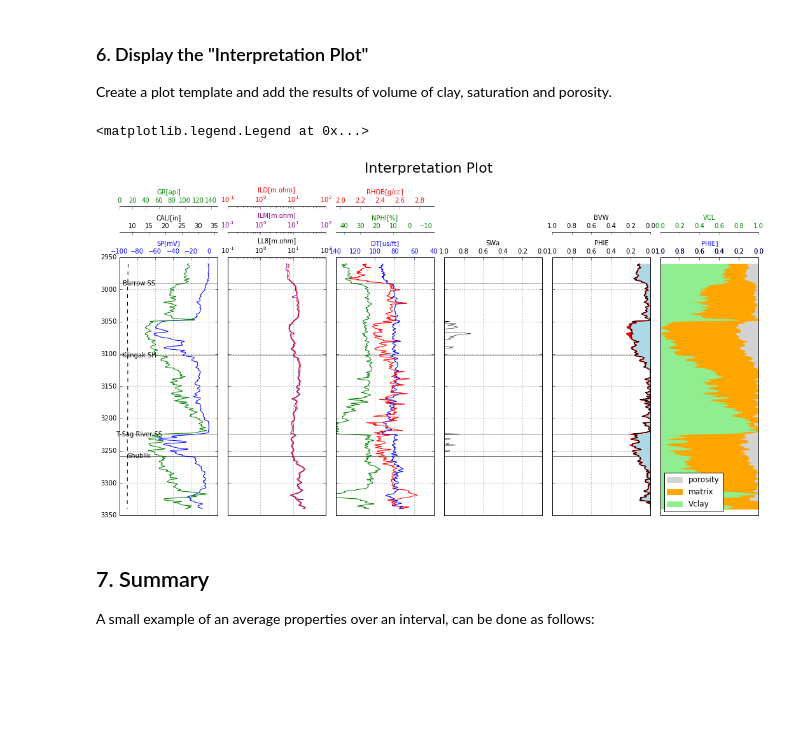
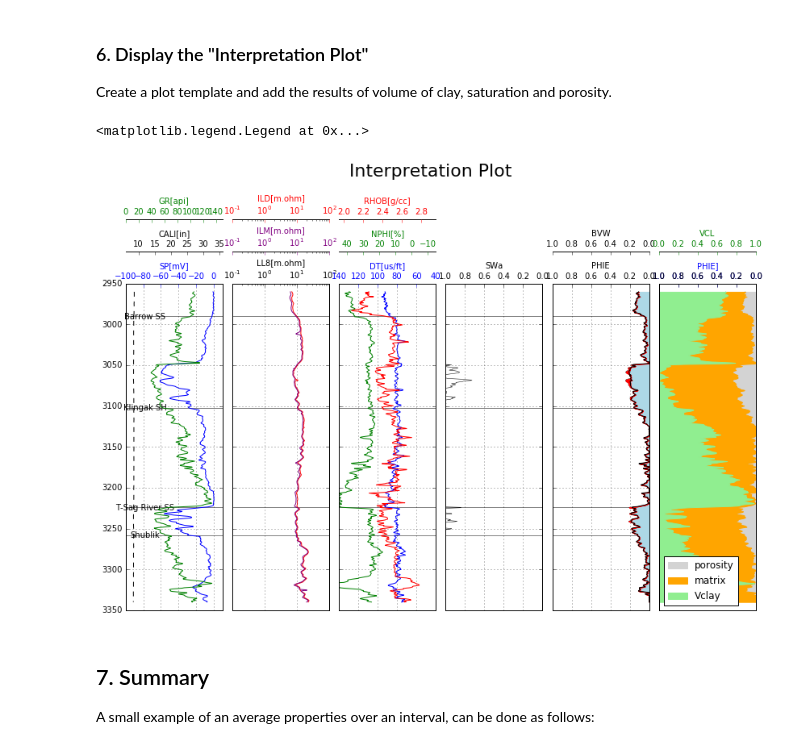
Before and after one commit to petroGG/Basic-Well-Log-Interpretation, a Jupyter notebook: Basic well log interpretation.ipynb, the cells around one changed output. Cells and saved outputs as stored; diff of their text form; code cells hidden in the pictures; blank space fills up the shorter version.

```diff
--- a/Basic well log interpretation.ipynb
+++ b/Basic well log interpretation.ipynb
@@ -234,8 +221,7 @@ def vclnd(neut_log,den_log,neut_clean1,den_clean1,neut_clean2,den_clean2,neut_cl
 logs=data[(data.DEPT >= top_depth) & (data.DEPT <= bottom_depth)]
 
 gr_clean, gr_clay = 40, 135
-sp_clean, sp_clay = -60,0
-rt_clean, rt_clay = 24, 6.3
+sp_clean, sp_clay = -60,2
 
 neut_clean1, den_clean1 = 15, 2.6
 neut_clean2, den_clean2 = 40, 2
@@ -248,16 +234,14 @@ vclgr_temp,vclnd_temp, vclrt_temp, vclsp_temp =[],[],[],[]
 for (i,j,k,l,m) in zip(logs.GR,logs.NPHI,logs.RHOB,logs.ILD,logs.SP):
     vclgr_temp.append(vclgr(i, gr_clean, gr_clay))
     vclnd_temp.append(vclnd(j,k,neut_clean1,den_clean1,neut_clean2,den_clean2,neut_clay,den_clay))
-    vclrt_temp.append(vclrt(l, rt_clean, rt_clay))
     vclsp_temp.append(vclsp(m, sp_clean, sp_clay))
 
 logs.is_copy = False # without will throw an exception
 
 logs['VCLGR']=vclgr_temp
 logs['VCLND']=vclnd_temp
-logs['VCLRT']=vclrt_temp
 logs['VCLSP']=vclsp_temp
-del vclgr_temp, vclnd_temp, vclrt_temp, vclsp_temp         #remove the arrays to free mem
+del vclgr_temp, vclnd_temp, vclsp_temp         #remove the arrays to free mem
 # %% [markdown]
 
 We will create several displays (GR,SP vs DEPTH track, histograms, N-D crossplot, VCL track) in order to see and choose the right parameters for our clay/clean formations as well as to compare the results of all VCL methods calculated above.
@@ -553,7 +515,7 @@ Create a plot template and add the results of volume of clay, saturation and por
 import matplotlib.pyplot as plt
 # Create the figure and subplots
 
-fig, ax = plt.subplots(nrows=1, ncols=6, figsize=(18,9), sharey=True)
+fig, ax = plt.subplots(nrows=1, ncols=6, figsize=(14,9), sharey=True)
 fig.suptitle("Interpretation Plot", fontsize=22)
 fig.subplots_adjust(top=0.75,wspace=0.1)
 
@@ -672,34 +634,34 @@ ax42.spines['top'].set_position(('outward',40))
 ax42.set_xlabel('BVW', color='black')
 ax42.tick_params(axis='x', colors='black')
 
 #6th track: PHIE, MATRIX, VCL
 
 ax50=ax[5].twiny()
 ax50.set_xlim(1,0)
 ax50.spines['top'].set_position(('outward',0))
 ax50.plot(logs.PHIE, logs.DEPT, label='PHIE', color='black',linewidth=0.5)
 ax50.set_xlabel('PHIE]', color='blue')
 ax50.tick_params(axis='x', colors='blue')
 
 ax51=ax[5].twiny()
 ax51.set_xlim(0,1)
 ax51.spines['top'].set_position(('outward',40))
 ax51.plot(logs.VCL, logs.DEPT, label='VCL', color='green',linewidth=0.5)
 ax51.set_xlabel('VCL', color='green')
 ax51.tick_params(axis='x', colors='green')
 
 ax52=ax[5].twiny()
 ax52.set_xlim(1,0)
 ax52.spines['top'].set_position(('outward',0))
 ax52.fill_betweenx(logs.DEPT,0,logs.PHIE,color='lightgray',label='porosity')
 ax52.fill_betweenx(logs.DEPT,logs.PHIE,1-logs.VCL,color='orange',label='matrix')
 ax52.fill_betweenx(logs.DEPT,1-logs.VCL,1,color='lightgreen',label= 'Vclay')
 ax52.legend(loc='lower left')
 
 #plt.savefig ('interpretation_plot.png', dpi=200, format='png')
 # %% [output]
 <matplotlib.legend.Legend at 0x...>
-[figure, old version]
+[figure, new version]
 # %% [markdown]
 ## 7. Summary
 
```
Also changed, not shown: parts of 5 cells of this notebook, 1 other file.
